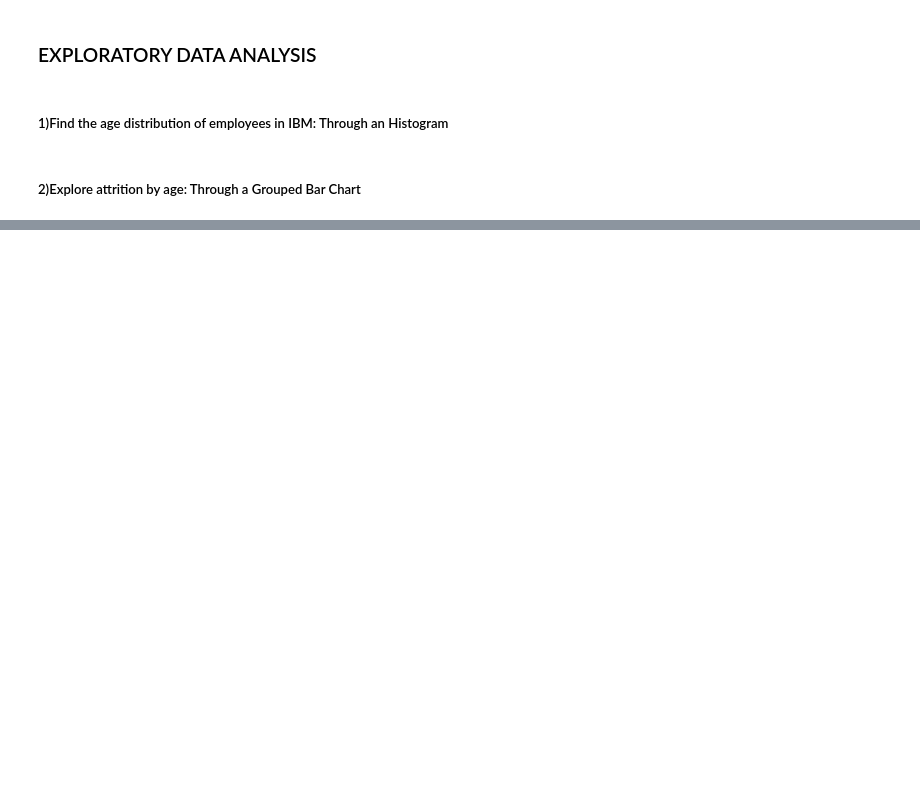
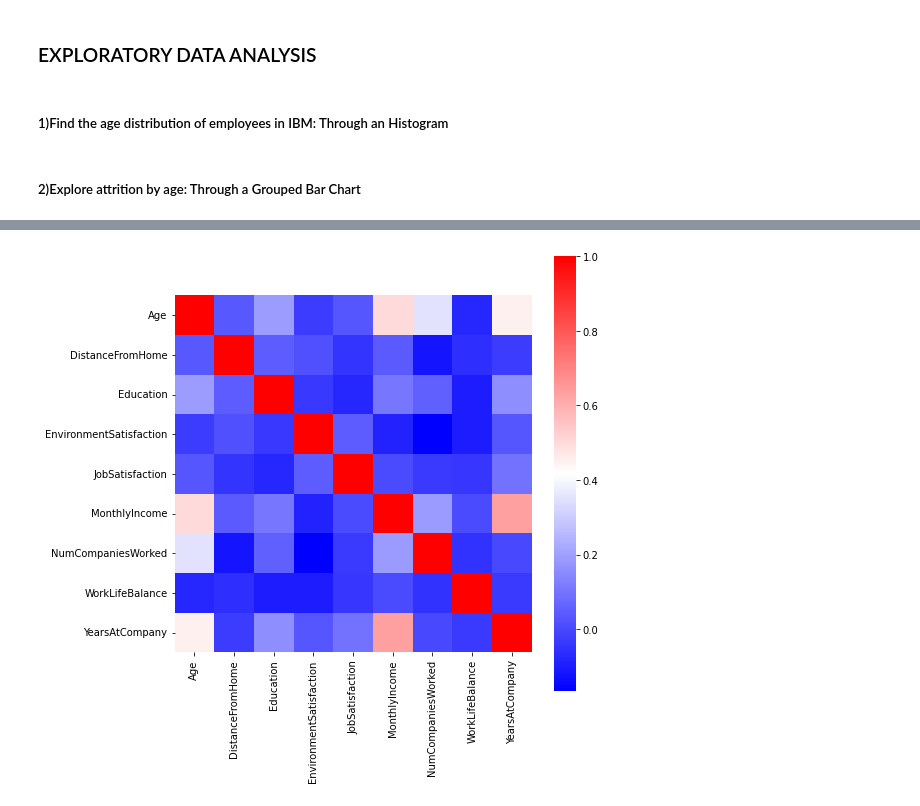
Before and after one commit to moyin0luwa/IBM-Attrition-Data, a Jupyter notebook: IBM-Attrition-Data.ipynb, the cells around one changed output, grey strips where cells are left out. Drawn from its saved outputs; the diff is of its cells as text; code cells hidden in the pictures; blank space fills up the shorter version.

Commit message:
Explored the data of the left employees, i.e Employees with an attrition status 'Yes', Formatted the code an added comments

```diff
--- a/IBM-Attrition-Data.ipynb
+++ b/IBM-Attrition-Data.ipynb
@@ -96,0 +98,5 @@ plt.show()
+# %%
+# Interpreting this as the data for employees that have left the company that is Employees with an attrtion status of YES.
+# Extracting the data for employees with an attrition status 'Yes'
+employee_attrition_status = df_attrition_data.groupby('Attrition')
+left_employee = employee_attrition_status.get_group('Yes')
@@ -96,0 +136,4 @@ plt.show()
+# %%
+# Exploring the correlations between the columns
+correlations = left_employee.corr()
+correlations
@@ -96,0 +151,9 @@ plt.show()
+# %%
+# Generating a heatmap to better explore the data of the left employees
+plt.figure(figsize=(8, 8))
+sns.heatmap(data=correlations, square=True, cmap='bwr')
+plt.yticks(rotation=0)
+plt.xticks(rotation=90)
+plt.show()
+# %% [output]
+[figure, added]
```
Also changed, not shown: parts of 15 cells of this notebook.
